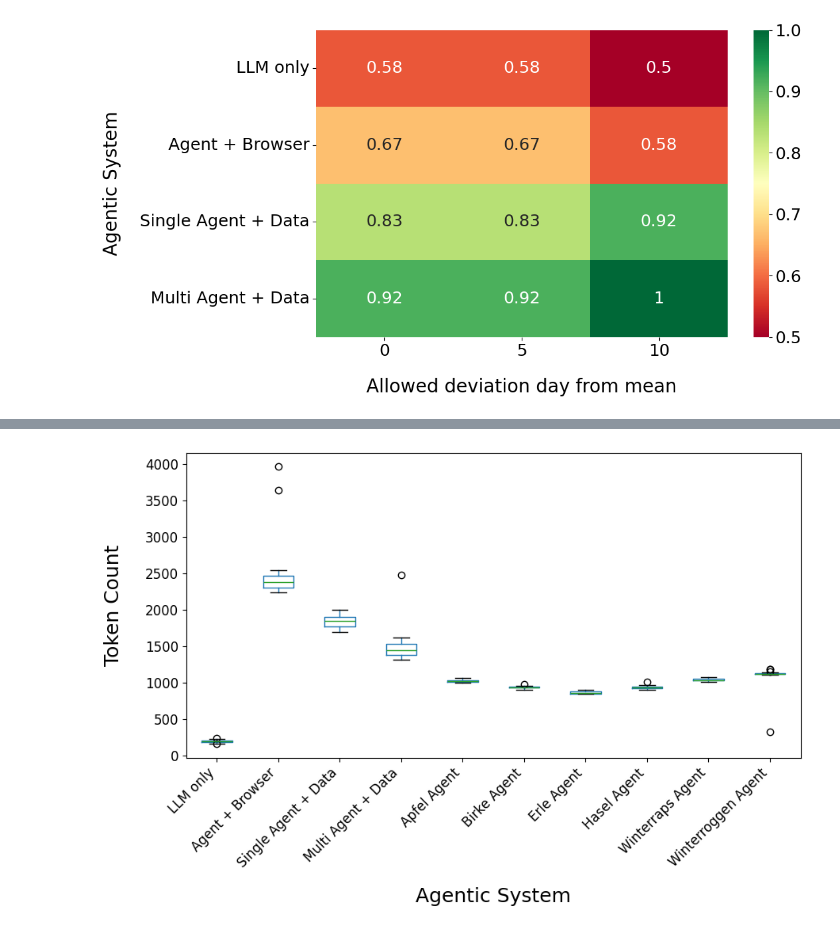
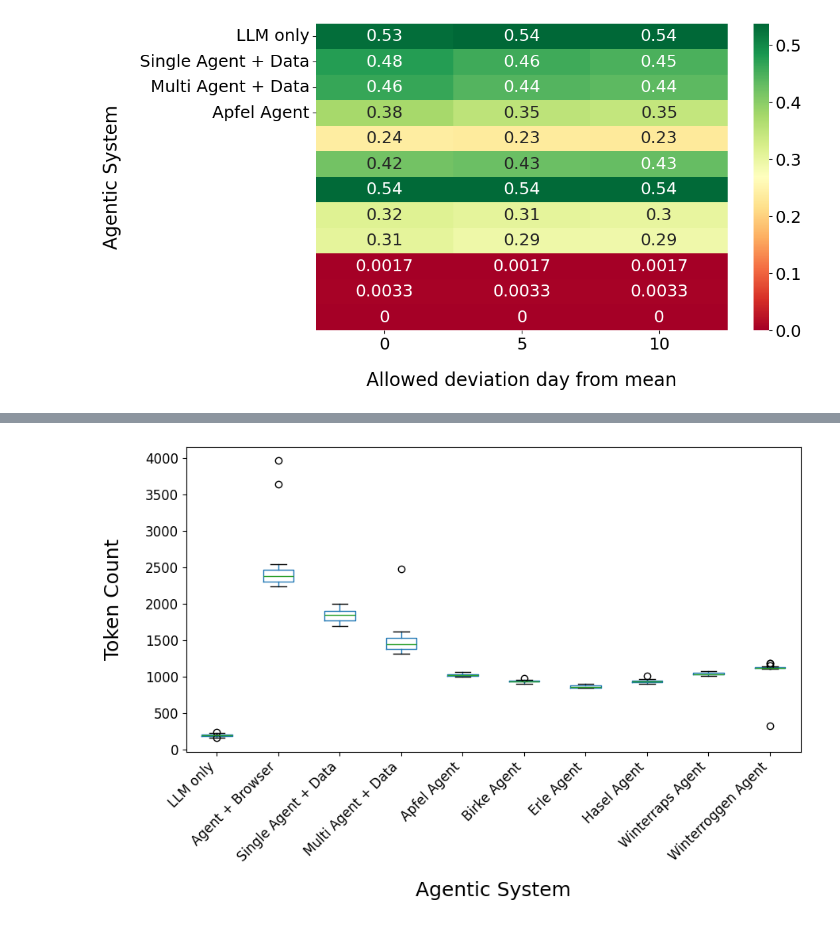
Before and after one commit to LeonardoPre/Building_Agents, a Jupyter notebook: analysis.ipynb, the cells around one changed output, grey strips where cells are left out. Drawn from its saved outputs; the diff is of its cells as text; code cells hidden in the pictures.

```diff
--- a/analysis.ipynb
+++ b/analysis.ipynb
@@ -60 +73,4 @@ df.rename(columns={
 }, inplace=True)
+# %%
+df = df.iloc[:-250, :]
+df
@@ -67,8 +126,18 @@ array([False, False, False, False, False, False, False, False,  True,
 # %%
+expect_answer = {
+    "Apfel Agent": (0,49),
+    "Birke Agent": (50,99),
+    "Erle Agent": (100,149),
+    "Hasel Agent": (150,199),
+    "Winterraps Agent": (200,249),
+    "Winterroggen Agent": (250,299),
+}
+
+
 def make_comparison_matrix(df, pos):
     comparison_matrix_0 = pd.DataFrame(
         {
-            col: (df[col].values == df.iloc[:, pos].values)
+            col: (df[col].values == df.iloc[:, pos].values) or df[col]
             for col in df.columns[:-3]
         }
     )
@@ -98,17 +186,18 @@ df_heatmap
 # %%
-plt.rcParams.update({'font.size': 18})
+
 
 
 import seaborn as sns
 import matplotlib.pyplot as plt
+plt.rcParams.update({'font.size': 18})
 
 plt.figure(figsize=(10, 6))
-sns.heatmap(df_heatmap[0:4], annot=True, cmap="RdYlGn", xticklabels=df_heatmap.columns[:4], yticklabels=df_heatmap.index[:4])
+sns.heatmap(df_heatmap[0:12], annot=True, cmap="RdYlGn", xticklabels=df_heatmap.columns[:4], yticklabels=df_heatmap.index[:4])
 #plt.title("Comparison Heatmap: Predictions vs Ground Truth")
 plt.xlabel("Allowed deviation day from mean", fontsize=20,labelpad=20)
 plt.ylabel("Agentic System", fontsize=20, labelpad=20)
 plt.show()
 # %% [output]
-[figure, old version]
+[figure, new version]
 # %%
 cm = comparison_matrix_10
```
Also changed, not shown: parts of 8 cells of this notebook, 5 other files.
